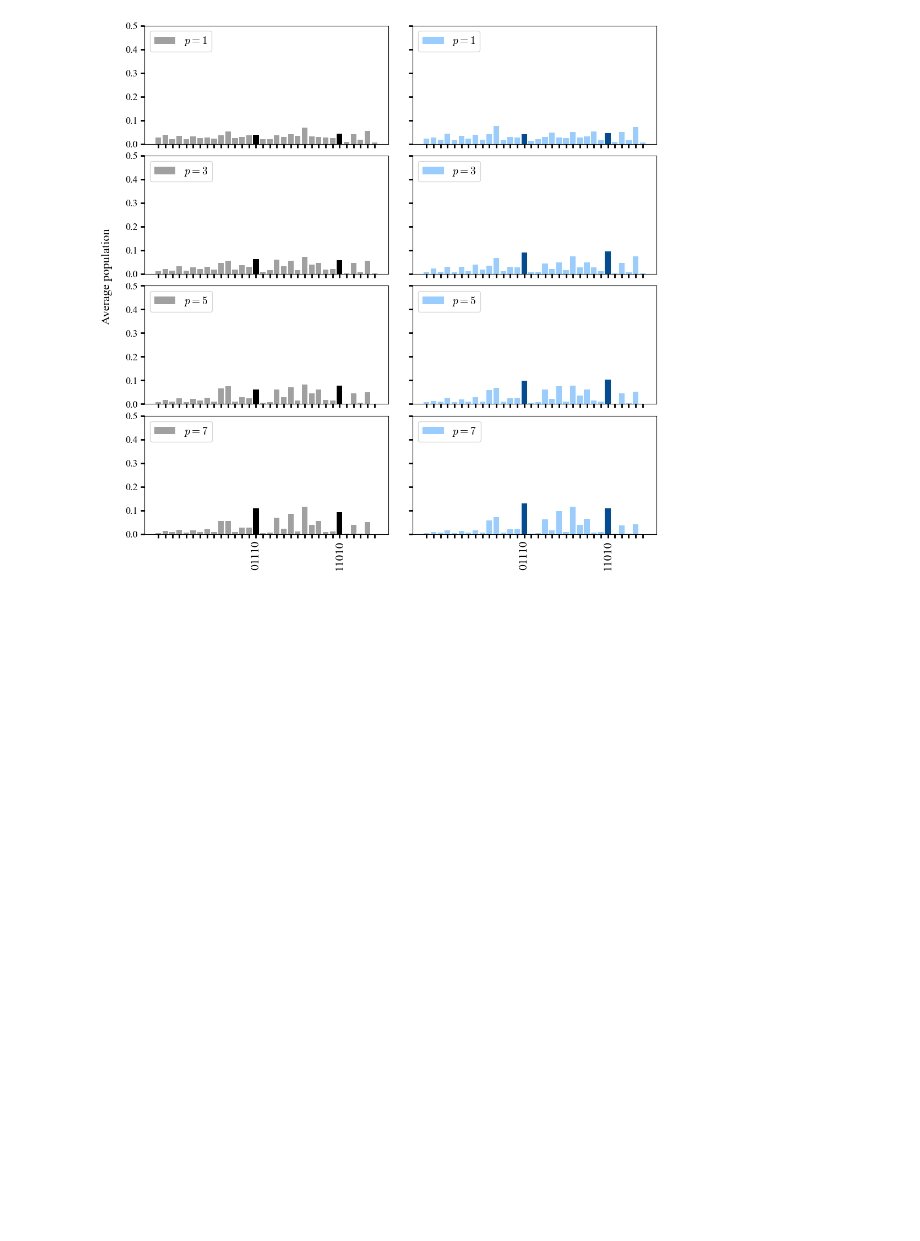
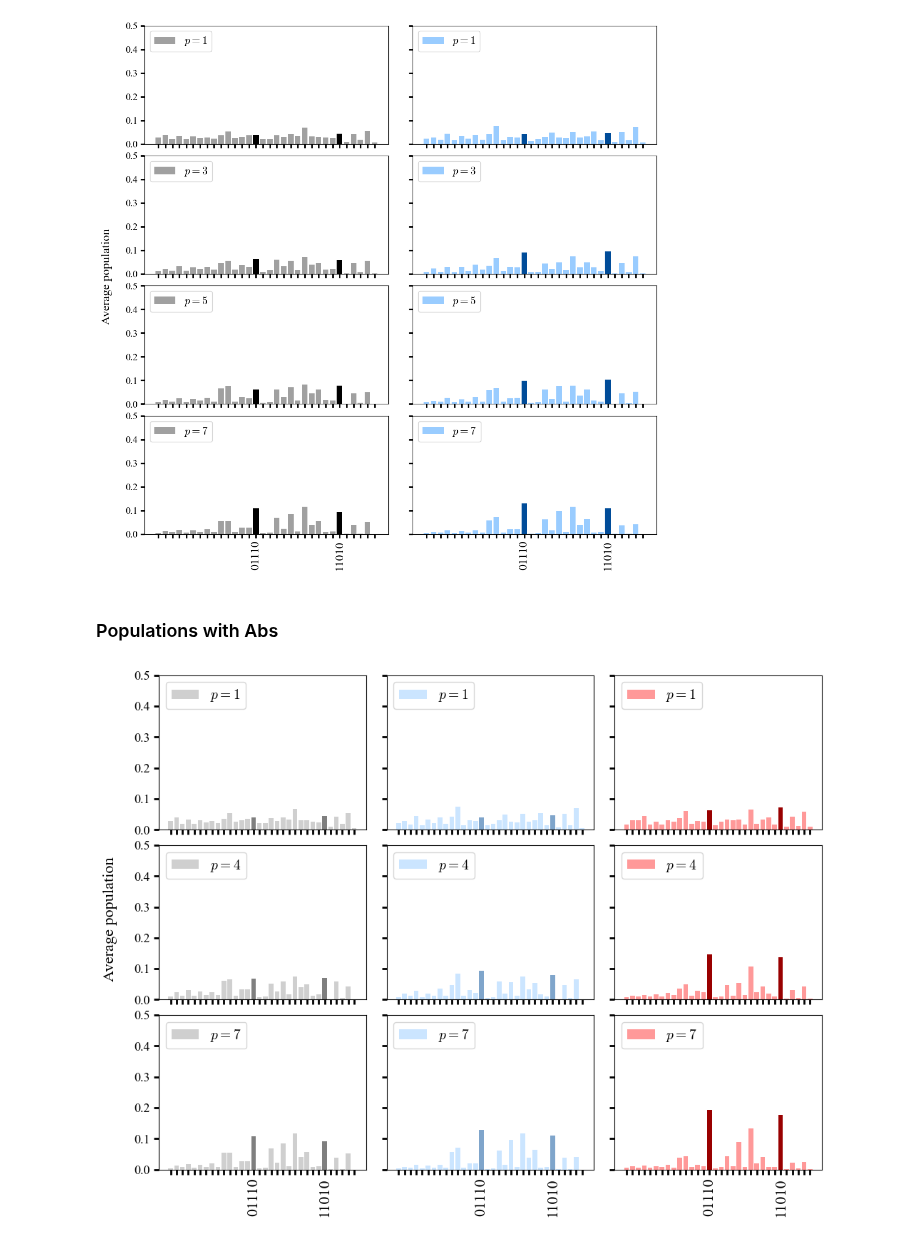
Before and after one commit to fpllcr/master-thesis, a Jupyter notebook: qaoa_factorization/notebooks/paper_plots.ipynb, the cells around one changed output. Saved outputs shown, nothing was run; the diff lists cells and outputs as text; code cells hidden in the pictures; blank space fills up the shorter version.

Commit message:
New paper plots

```diff
--- a/qaoa_factorization/notebooks/paper_plots.ipynb
+++ b/qaoa_factorization/notebooks/paper_plots.ipynb
@@ -534,3 +532,61 @@ if save_plots:
     plt.savefig(f'plots/Populations_Var_N={N}.pdf', bbox_inches='tight')
 # %% [output]
 [figure]
+# %% [markdown]
+### Populations with Abs
+# %%
+N = 35
+
+layers = [1,4,7]
+
+df = experiments_df[experiments_df['number'] == N].sort_values(by=['setup', 'layers']).reset_index()
+num_qubits = df.loc[0,'num_qubits']
+solutions = compute_solution(N)
+
+x_hist = [int_to_binary_str(n, num_qubits) for n in range(2**num_qubits)]
+
+n_rows = len(layers)
+fig, axs = plt.subplots(n_rows, 3, figsize=(12,3*n_rows), sharex=True, sharey=True)
+fig.subplots_adjust(hspace=0.1, wspace=0.1)
+
+for i, p in enumerate(layers):
+    for j, setup in enumerate(['standard', 'linear_quadratic', 'linear_abs']):
+        populations = df[(df['setup']==setup) & (df['layers']==p)].reset_index().loc[0, 'populations_mean']
+
+        if setup=='standard':
+            label = r"$\hat{H}_{\mathrm{QP}}$"
+        elif setup=='linear_quadratic':
+            label = r"$\hat{H}_{\mathrm{LP}}, \mathcal{C}=\langle \hat{H}_{\mathrm{QP}} \rangle$"
+        else:
+            label = r"$\hat{H}_{\mathrm{LP}}, \mathcal{C}=\langle \hat{H}_{\mathrm{abs}} \rangle$"
+
+        bar_colors = [Colors[j][0] if c in solutions else Colors[j][1] for c in x_hist]
+
+        axs[i][j].bar(x_hist, populations, label=f'$p={p}$', color=bar_colors, alpha=0.5 if setup!='linear_abs' else 1)
+        axs[i][j].set_ylim(0,1 if num_qubits <=3 else 0.5)
+
+for ax in axs[-1]:
+    ax.set_xticks(range(2**num_qubits))
+    ax.set_xticklabels(x_hist, rotation=90)
+
+    if num_qubits >= 5:
+        for i, label in enumerate(ax.get_xticklabels()):
+            label.set_visible(label.get_text() in solutions)
+
+
+fig.text(0.06, 0.5, 'Average population', va='center', rotation='vertical', fontsize=Labels_FontSize, fontname='Times New Roman')
+
+for ax in axs.flatten():
+    labels = (ax.get_xticklabels() + ax.get_yticklabels())
+
+    for label in labels:
+        label.set_fontname('Times New Roman')
+
+    ax.legend(prop=legend_font, loc='upper left')
+    ax.xaxis.set_tick_params(width=Box_width, length=5, labelsize=Labels_FontSize)
+    ax.yaxis.set_tick_params(width=Box_width, length=5, labelsize = Labels_FontSize-3)
+
+if save_plots:
+    plt.savefig(f'plots/Populations_Abs_N={N}.pdf', bbox_inches='tight')
+# %% [output]
+[figure, added]
```
Also changed, not shown: parts of 3 cells of this notebook, 5 other files.
